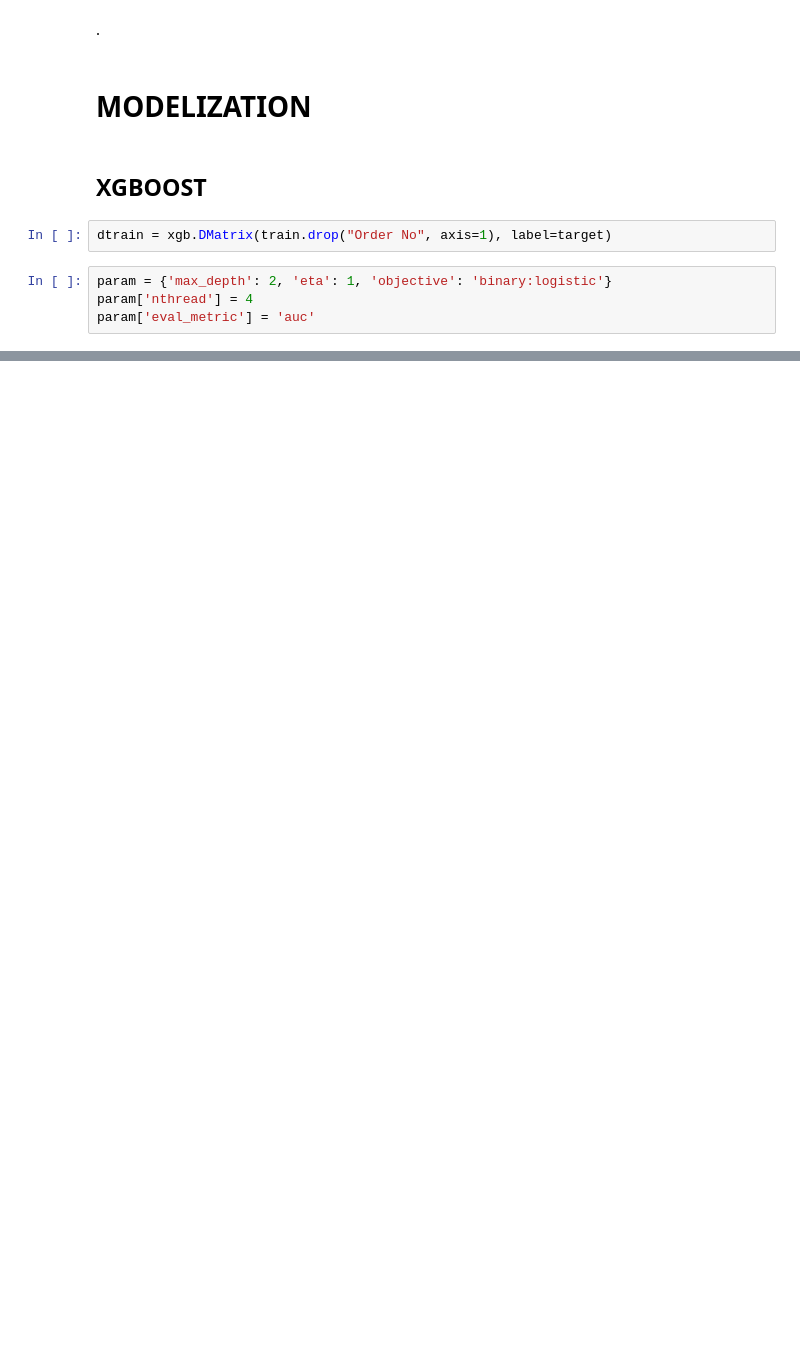
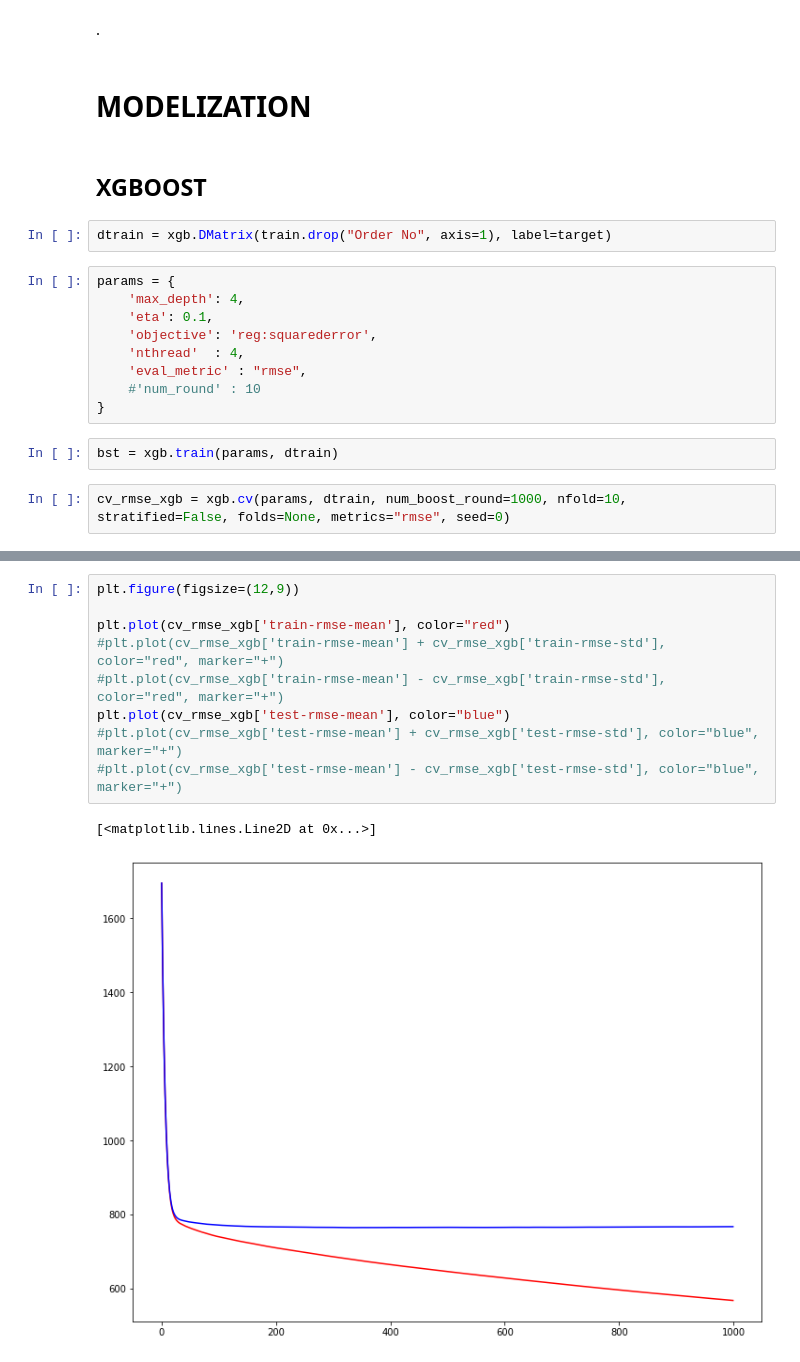
Before and after one commit to BenoCharlo/Sendy, a Jupyter notebook: sendy_modelization.ipynb, the cells around one changed output, grey strips where cells are left out. Cells and saved outputs as stored; diff of their text form; blank space fills up the shorter version.

Commit message:
test new features in sendy_modelization notebook

```diff
--- a/sendy_modelization.ipynb
+++ b/sendy_modelization.ipynb
@@ -105,6 +85,15 @@ train.head().T
 # %%
 dtrain = xgb.DMatrix(train.drop("Order No", axis=1), label=target)
 # %%
-param = {'max_depth': 2, 'eta': 1, 'objective': 'binary:logistic'}
-param['nthread'] = 4
-param['eval_metric'] = 'auc'
+params = {
+    'max_depth': 4,
+    'eta': 0.1,
+    'objective': 'reg:squarederror',
+    'nthread'  : 4,
+    'eval_metric' : "rmse",
+    #'num_round' : 10
+}
+# %%
+bst = xgb.train(params, dtrain)
+# %%
+cv_rmse_xgb = xgb.cv(params, dtrain, num_boost_round=1000, nfold=10, stratified=False, folds=None, metrics="rmse", seed=0)
@@ -110,0 +116,12 @@ param['eval_metric'] = 'auc'
+# %%
+plt.figure(figsize=(12,9))
+
+plt.plot(cv_rmse_xgb['train-rmse-mean'], color="red")
+#plt.plot(cv_rmse_xgb['train-rmse-mean'] + cv_rmse_xgb['train-rmse-std'], color="red", marker="+")
+#plt.plot(cv_rmse_xgb['train-rmse-mean'] - cv_rmse_xgb['train-rmse-std'], color="red", marker="+")
+plt.plot(cv_rmse_xgb['test-rmse-mean'], color="blue")
+#plt.plot(cv_rmse_xgb['test-rmse-mean'] + cv_rmse_xgb['test-rmse-std'], color="blue", marker="+")
+#plt.plot(cv_rmse_xgb['test-rmse-mean'] - cv_rmse_xgb['test-rmse-std'], color="blue", marker="+")
+# %% [output]
+[<matplotlib.lines.Line2D at 0x...>]
+[figure, added]
```
Also changed, not shown: parts of 4 cells of this notebook, 1 other file.
